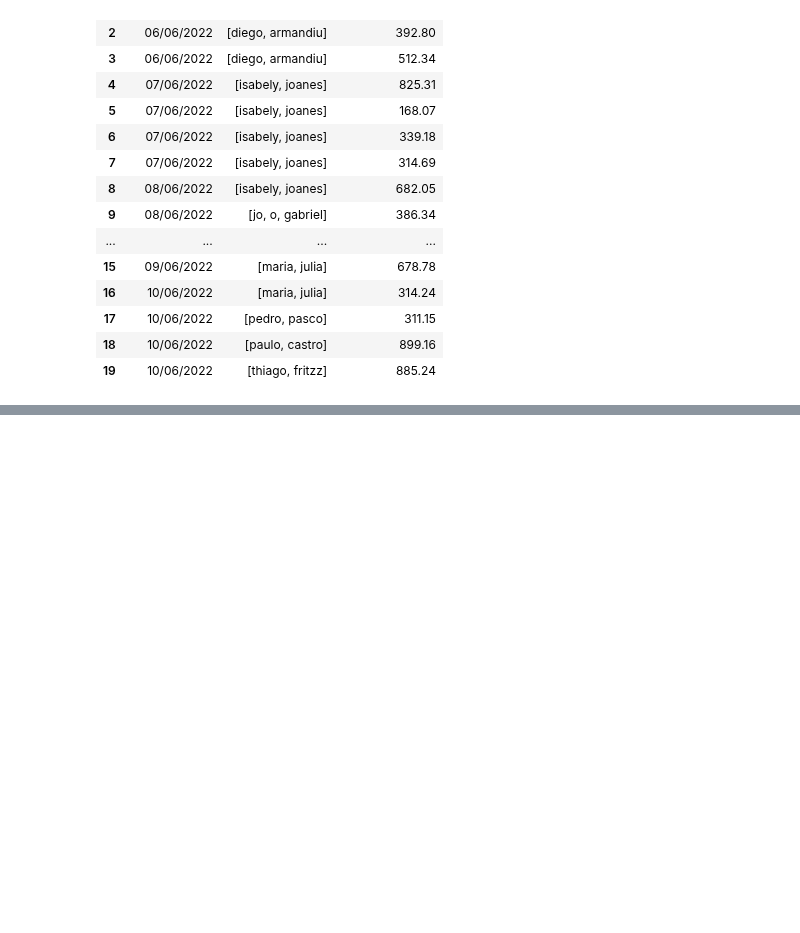
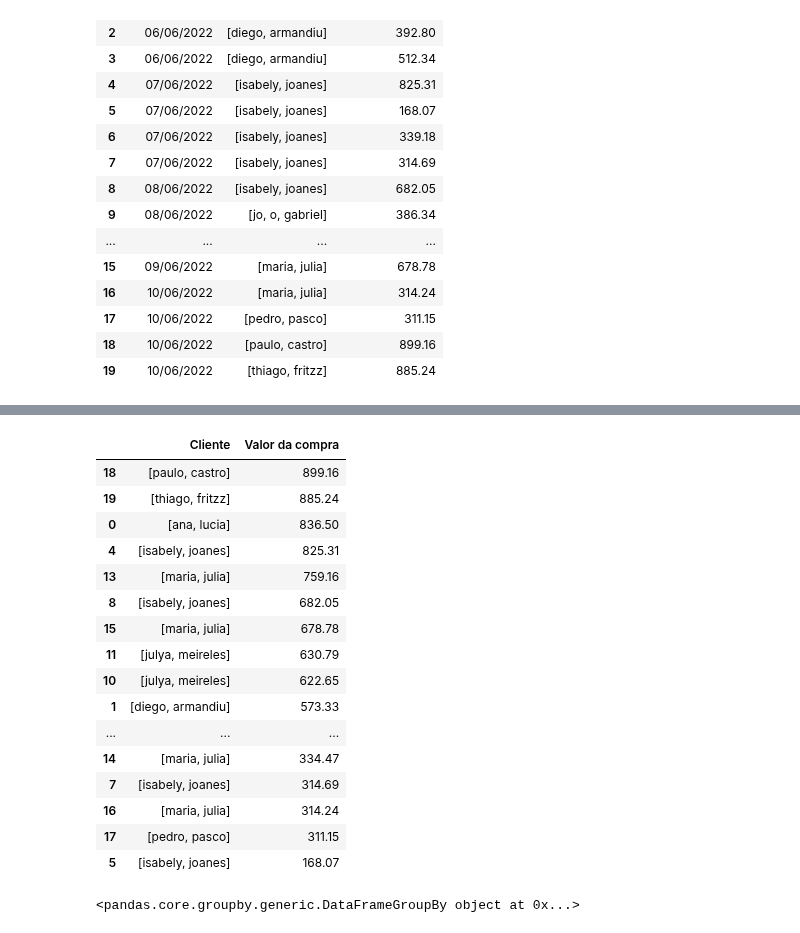
Before and after one commit to maarantesfazenda/python_datascience_alura, a Jupyter notebook: Projeto_Desafio_1_Vendas_Online.ipynb, the cells around one changed output, grey strips where cells are left out. Saved outputs shown, nothing was run; the diff lists cells and outputs as text; code cells hidden in the pictures; blank space fills up the shorter version.

```diff
--- a/Projeto_Desafio_1_Vendas_Online.ipynb
+++ b/Projeto_Desafio_1_Vendas_Online.ipynb
@@ -163,0 +170,26 @@ df
+# %%
+df['Data de Venda'] = pd.to_datetime(df['Data de venda'])
+# %%
+df[['Cliente', 'Valor da compra']].sort_values(by='Valor da compra', ascending=False)
+# %% [output]
+|  | Cliente | Valor da compra |
+| 18 | [paulo, castro] | 899.16 |
+| 19 | [thiago, fritzz] | 885.24 |
+| 0 | [ana, lucia] | 836.50 |
+| 4 | [isabely, joanes] | 825.31 |
+| 13 | [maria, julia] | 759.16 |
+| 8 | [isabely, joanes] | 682.05 |
+| 15 | [maria, julia] | 678.78 |
+| 11 | [julya, meireles] | 630.79 |
+| 10 | [julya, meireles] | 622.65 |
+| 1 | [diego, armandiu] | 573.33 |
+| ... | ... | ... |
+| 14 | [maria, julia] | 334.47 |
+| 7 | [isabely, joanes] | 314.69 |
+| 16 | [maria, julia] | 314.24 |
+| 17 | [pedro, pasco] | 311.15 |
+| 5 | [isabely, joanes] | 168.07 |
+# %%
+subset
+# %% [output]
+<pandas.core.groupby.generic.DataFrameGroupBy object at 0x...>
```
Also changed, not shown: parts of 2 cells of this notebook.
